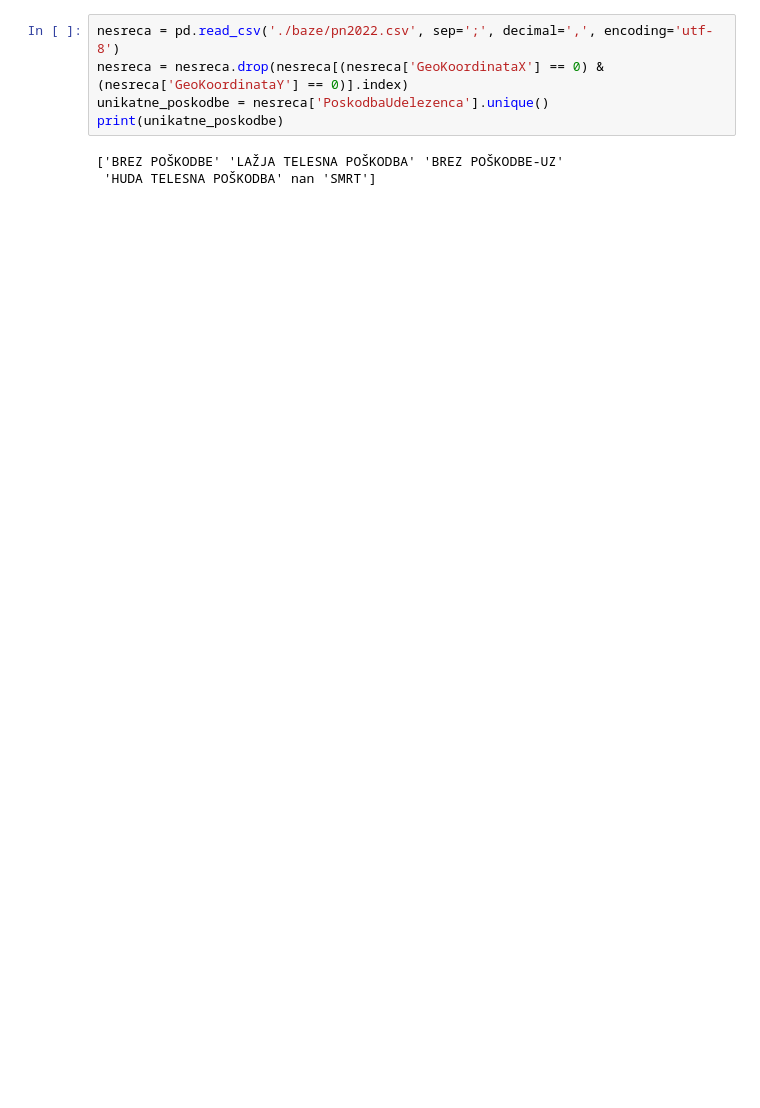
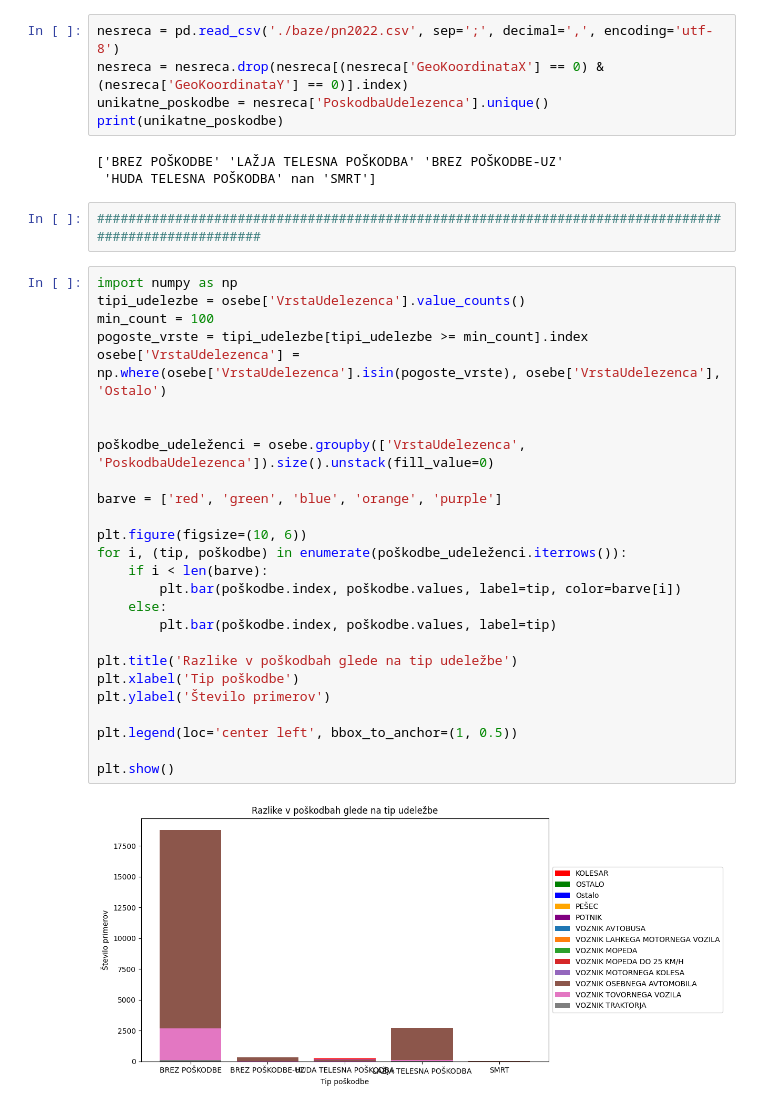
Before and after one commit to TilenS2002/PR22NPJINBMCTS, a Jupyter notebook: Grafi in zemljevid posledic.ipynb, the cells around one changed output. Saved outputs shown, nothing was run; the diff lists cells and outputs as text; blank space fills up the shorter version.

```diff
--- a/Grafi in zemljevid posledic.ipynb
+++ b/Grafi in zemljevid posledic.ipynb
@@ -104,3 +153,33 @@ print(unikatne_poskodbe)
 # %% [output]
 ['BREZ POŠKODBE' 'LAŽJA TELESNA POŠKODBA' 'BREZ POŠKODBE-UZ'
  'HUDA TELESNA POŠKODBA' nan 'SMRT']
+# %%
+#####################################################################################################
+# %%
+import numpy as np
+tipi_udelezbe = osebe['VrstaUdelezenca'].value_counts()
+min_count = 100
+pogoste_vrste = tipi_udelezbe[tipi_udelezbe >= min_count].index
+osebe['VrstaUdelezenca'] = np.where(osebe['VrstaUdelezenca'].isin(pogoste_vrste), osebe['VrstaUdelezenca'], 'Ostalo')
+
+
+poškodbe_udeleženci = osebe.groupby(['VrstaUdelezenca', 'PoskodbaUdelezenca']).size().unstack(fill_value=0)
+
+barve = ['red', 'green', 'blue', 'orange', 'purple']
+
+plt.figure(figsize=(10, 6))
+for i, (tip, poškodbe) in enumerate(poškodbe_udeleženci.iterrows()):
+    if i < len(barve):
+        plt.bar(poškodbe.index, poškodbe.values, label=tip, color=barve[i])
+    else:
+        plt.bar(poškodbe.index, poškodbe.values, label=tip)
+
+plt.title('Razlike v poškodbah glede na tip udeležbe')
+plt.xlabel('Tip poškodbe')
+plt.ylabel('Število primerov')
+
+plt.legend(loc='center left', bbox_to_anchor=(1, 0.5))
+
+plt.show()
+# %% [output]
+[figure, added]
```
Also changed, not shown: parts of 4 cells of this notebook.
